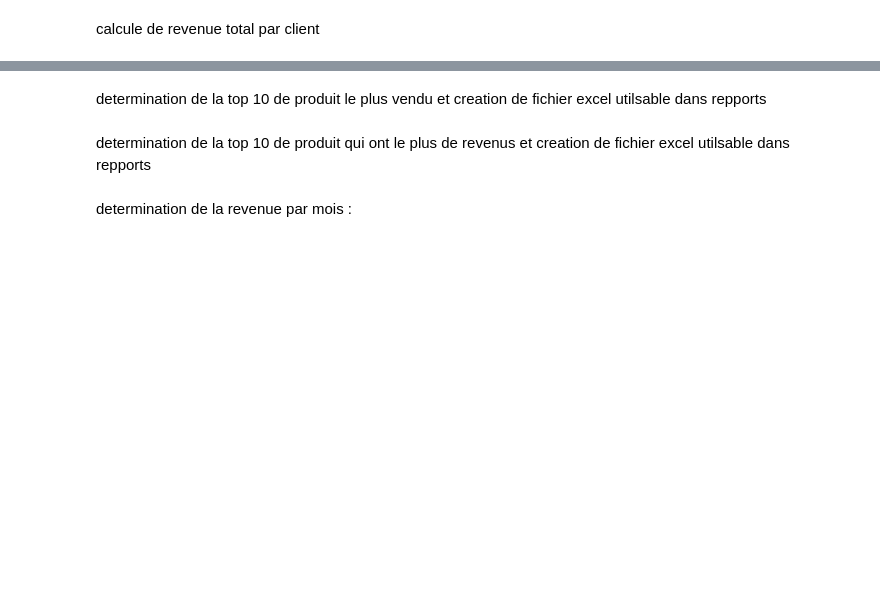
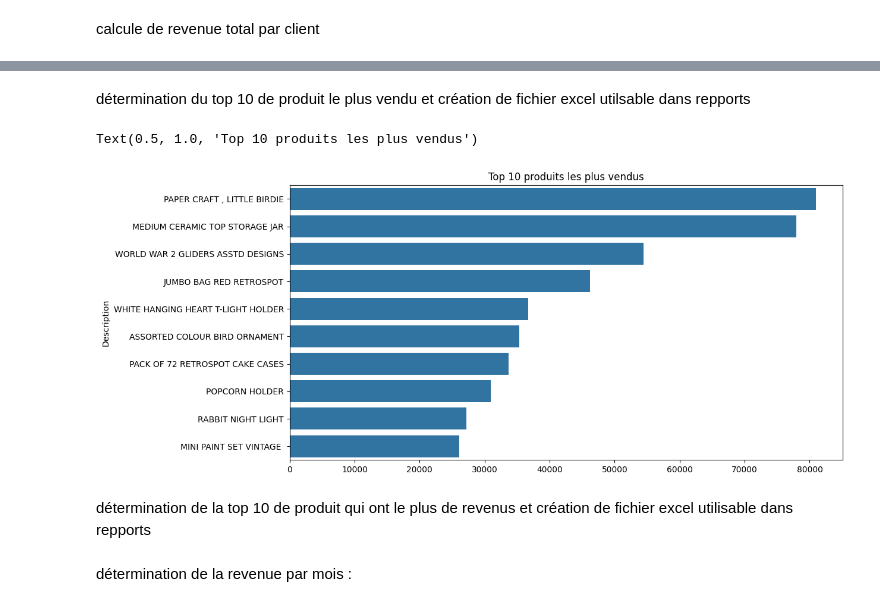
Before and after one commit to LAIARIMOMA/portofolio_online_retail, a Jupyter notebook: notebooks/02_analyse.ipynb, the cells around one changed output, grey strips where cells are left out. Drawn from its saved outputs; the diff is of its cells as text; code cells hidden in the pictures; blank space fills up the shorter version.

```diff
--- a/notebooks/02_analyse.ipynb
+++ b/notebooks/02_analyse.ipynb
@@ -35,10 +60,16 @@ print('Nombre de produits :', df_a_analyser['StockCode'].nunique())
 # %% [markdown]
-determination de la top 10 de produit le plus vendu et creation de fichier excel utilsable dans repports
+détermination du top 10 de produit le plus vendu et création de fichier excel utilsable dans repports
 # %%
 top_products = df_a_analyser.groupby('Description')['Quantity'].sum().sort_values(ascending=False).head(10)
 top_products.to_excel('..\\repports\\top10_produit.xlsx')
+plt.figure(figsize=(12,6))
+sns.barplot(x=top_products.values, y=top_products.index)
+plt.title('Top 10 produits les plus vendus')
+# %% [output]
+Text(0.5, 1.0, 'Top 10 produits les plus vendus')
+[figure, added]
 # %% [markdown]
-determination de la top 10 de produit qui ont le plus de revenus et creation de fichier excel utilsable dans repports
+détermination de la top 10 de produit qui ont le plus de revenus et création de fichier excel utilisable dans repports
 # %%
 top_revenue_products = df_a_analyser.groupby('Description')['Revenue'].sum().sort_values(ascending=False).head(10)
 top_revenue_products.to_excel('..\\repports\\top10_revenue_produit.xlsx')
@@ -45,4 +79,4 @@ top_revenue_products.to_excel('..\\repports\\top10_revenue_produit.xlsx')
 # %% [markdown]
-determination de  la revenue par mois :
+détermination de  la revenue par mois :
 # %%
 top_revenue_par_anne = df_a_analyser.groupby(['anne','mois'])['Revenue'].sum().sort_index(ascending=True)
```
Also changed, not shown: parts of 7 cells of this notebook, 9 other files.
